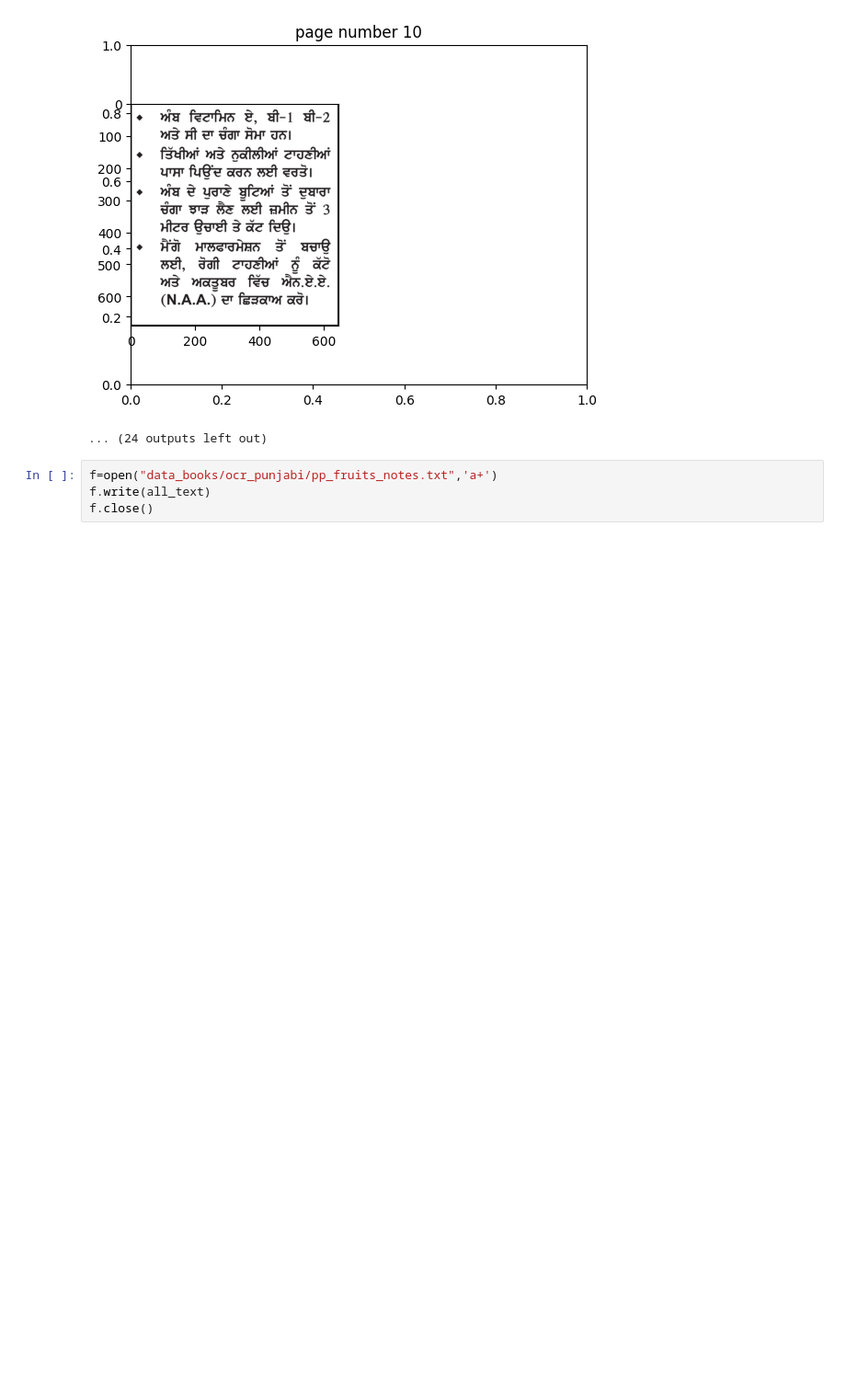
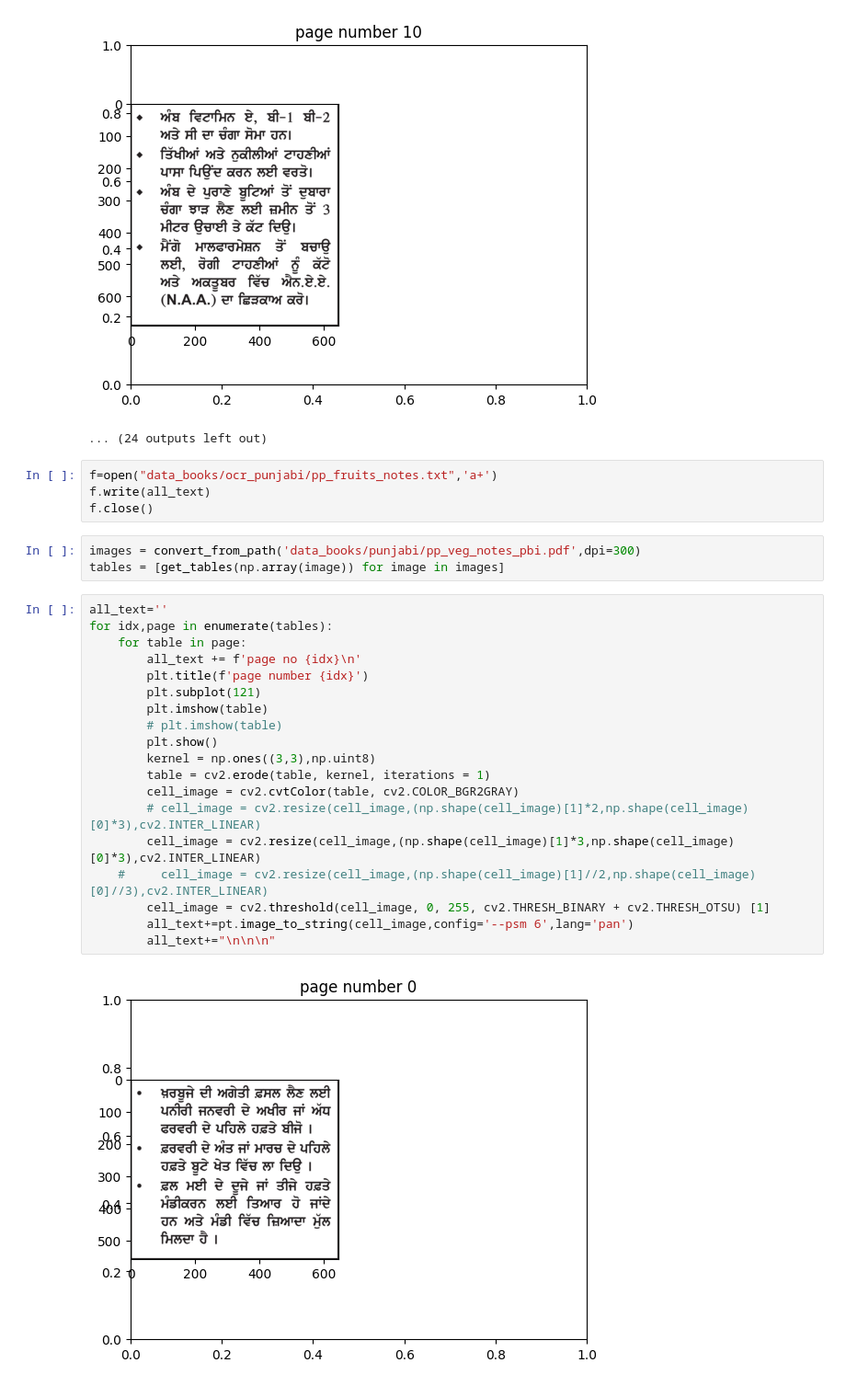
Before and after one commit to PyroSama07/agriculture_punjabi_chatbot_capstone, a Jupyter notebook: ocr_code/fruits_notes.ipynb, the cells around one changed output. Shown at 92% size. Saved outputs shown, nothing was run; the diff lists cells and outputs as text; blank space fills up the shorter version.

```diff
--- a/ocr_code/fruits_notes.ipynb
+++ b/ocr_code/fruits_notes.ipynb
@@ -110,3 +110,27 @@ for idx,page in enumerate(tables):
 f=open("data_books/ocr_punjabi/pp_fruits_notes.txt",'a+')
 f.write(all_text)
 f.close()
+# %%
+images = convert_from_path('data_books/punjabi/pp_veg_notes_pbi.pdf',dpi=300)
+tables = [get_tables(np.array(image)) for image in images]
+# %%
+all_text=''
+for idx,page in enumerate(tables):
+    for table in page:
+        all_text += f'page no {idx}\n'
+        plt.title(f'page number {idx}')
+        plt.subplot(121)
+        plt.imshow(table)
+        # plt.imshow(table)
+        plt.show()
+        kernel = np.ones((3,3),np.uint8)
+        table = cv2.erode(table, kernel, iterations = 1)
+        cell_image = cv2.cvtColor(table, cv2.COLOR_BGR2GRAY)
+        # cell_image = cv2.resize(cell_image,(np.shape(cell_image)[1]*2,np.shape(cell_image)[0]*3),cv2.INTER_LINEAR)
+        cell_image = cv2.resize(cell_image,(np.shape(cell_image)[1]*3,np.shape(cell_image)[0]*3),cv2.INTER_LINEAR)
+    #     cell_image = cv2.resize(cell_image,(np.shape(cell_image)[1]//2,np.shape(cell_image)[0]//3),cv2.INTER_LINEAR)
+        cell_image = cv2.threshold(cell_image, 0, 255, cv2.THRESH_BINARY + cv2.THRESH_OTSU) [1]
+        all_text+=pt.image_to_string(cell_image,config='--psm 6',lang='pan')
+        all_text+="\n\n\n"
+# %% [output]
+[figure, added]
```
Also changed, not shown: parts of 3 cells of this notebook, 1 other file.
